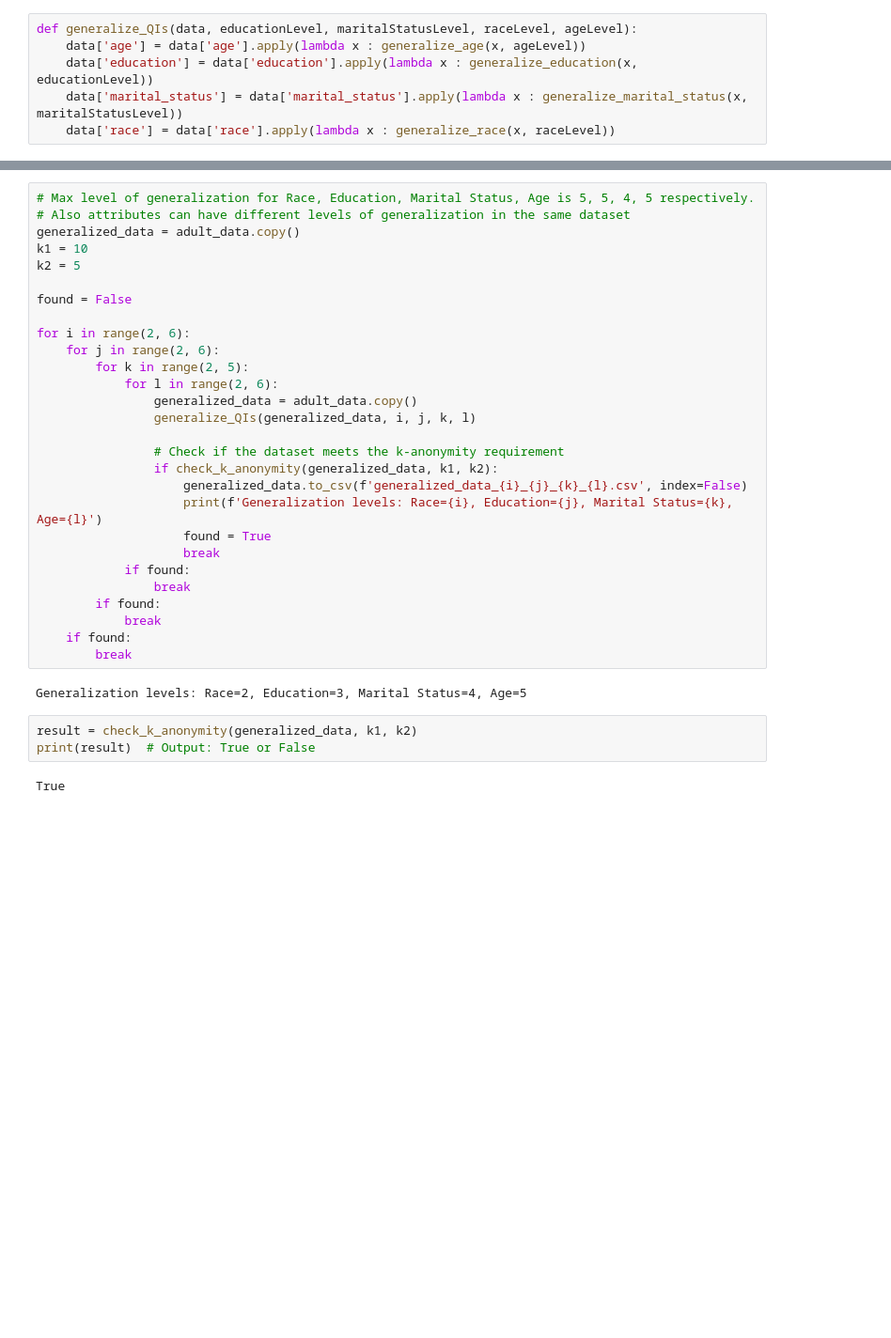
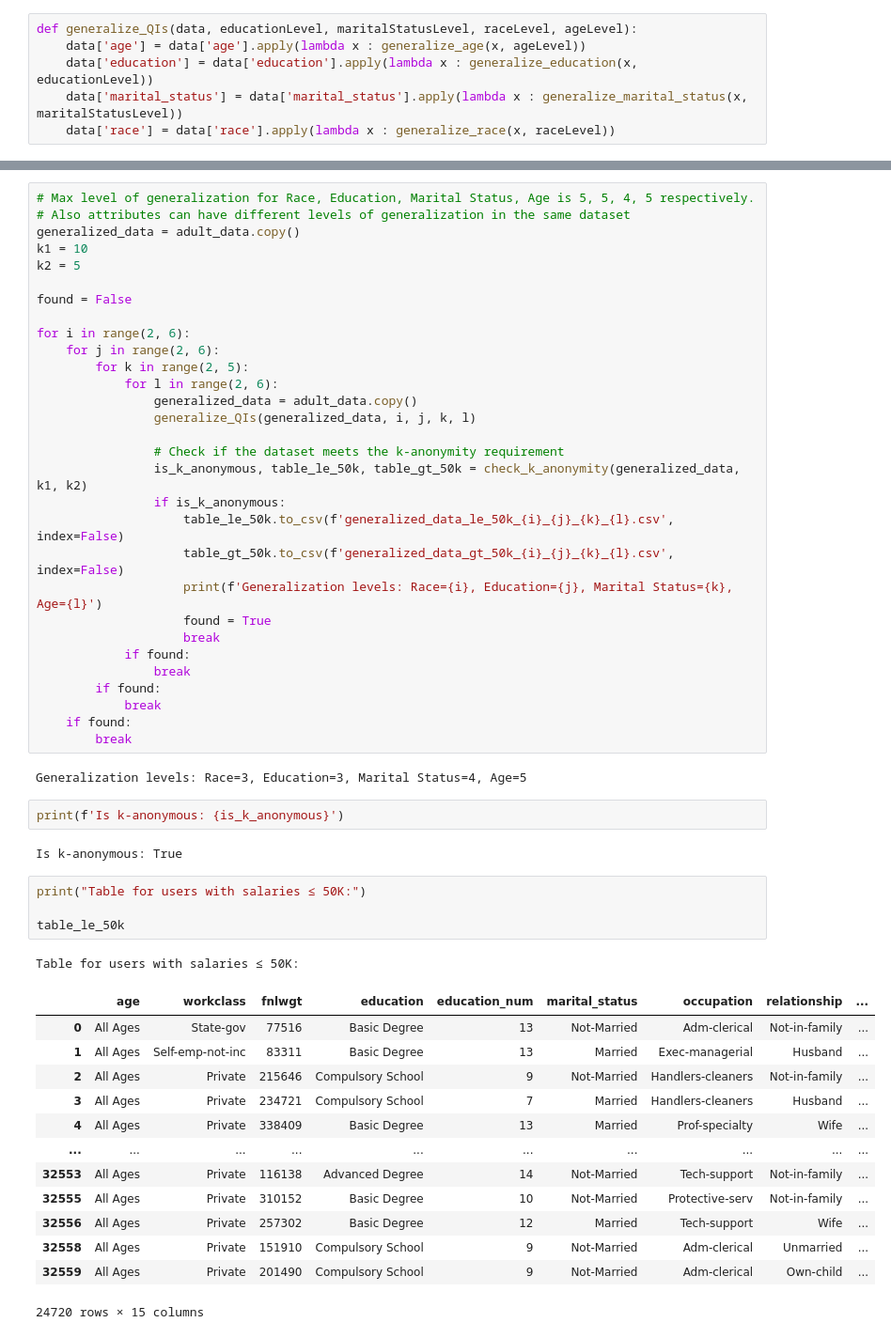
Before and after one commit to autrin/k-anonymity_l-diversity, a Jupyter notebook: hw1-1-anonymity.ipynb, the cells around one changed output, grey strips where cells are left out. Shown at 94% size. Saved outputs shown, nothing was run; the diff lists cells and outputs as text; blank space fills up the shorter version.

```diff
--- a/hw1-1-anonymity.ipynb
+++ b/hw1-1-anonymity.ipynb
@@ -327,8 +339,10 @@ for i in range(2, 6):
                 generalize_QIs(generalized_data, i, j, k, l)
 
                 # Check if the dataset meets the k-anonymity requirement
-                if check_k_anonymity(generalized_data, k1, k2):
-                    generalized_data.to_csv(f'generalized_data_{i}_{j}_{k}_{l}.csv', index=False)
+                is_k_anonymous, table_le_50k, table_gt_50k = check_k_anonymity(generalized_data, k1, k2)
+                if is_k_anonymous:
+                    table_le_50k.to_csv(f'generalized_data_le_50k_{i}_{j}_{k}_{l}.csv', index=False)
+                    table_gt_50k.to_csv(f'generalized_data_gt_50k_{i}_{j}_{k}_{l}.csv', index=False)
                     print(f'Generalization levels: Race={i}, Education={j}, Marital Status={k}, Age={l}')
                     found = True
                     break
@@ -339,9 +353,27 @@ for i in range(2, 6):
     if found:
         break
 # %% [output]
-Generalization levels: Race=2, Education=3, Marital Status=4, Age=5
+Generalization levels: Race=3, Education=3, Marital Status=4, Age=5
-# %%
-result = check_k_anonymity(generalized_data, k1, k2)
-print(result)  # Output: True or False
-# %% [output]
-True
+# %%
+print(f'Is k-anonymous: {is_k_anonymous}')
+# %% [output]
+Is k-anonymous: True
+# %%
+print("Table for users with salaries ≤ 50K:")
+
+table_le_50k
+# %% [output]
+Table for users with salaries ≤ 50K:
+|  | age | workclass | fnlwgt | education | education_num | marital_status | occupation | relationship | ... |
+| 0 | All Ages | State-gov | 77516 | Basic Degree | 13 | Not-Married | Adm-clerical | Not-in-family | ... |
+| 1 | All Ages | Self-emp-not-inc | 83311 | Basic Degree | 13 | Married | Exec-managerial | Husband | ... |
+| 2 | All Ages | Private | 215646 | Compulsory School | 9 | Not-Married | Handlers-cleaners | Not-in-family | ... |
+| 3 | All Ages | Private | 234721 | Compulsory School | 7 | Married | Handlers-cleaners | Husband | ... |
+| 4 | All Ages | Private | 338409 | Basic Degree | 13 | Married | Prof-specialty | Wife | ... |
+| ... | ... | ... | ... | ... | ... | ... | ... | ... | ... |
+| 32553 | All Ages | Private | 116138 | Advanced Degree | 14 | Not-Married | Tech-support | Not-in-family | ... |
+| 32555 | All Ages | Private | 310152 | Basic Degree | 10 | Not-Married | Protective-serv | Not-in-family | ... |
+| 32556 | All Ages | Private | 257302 | Basic Degree | 12 | Married | Tech-support | Wife | ... |
+| 32558 | All Ages | Private | 151910 | Compulsory School | 9 | Not-Married | Adm-clerical | Unmarried | ... |
+| 32559 | All Ages | Private | 201490 | Compulsory School | 9 | Not-Married | Adm-clerical | Own-child | ... |
+24720 rows × 15 columns
```
Also changed, not shown: parts of 4 cells of this notebook.
